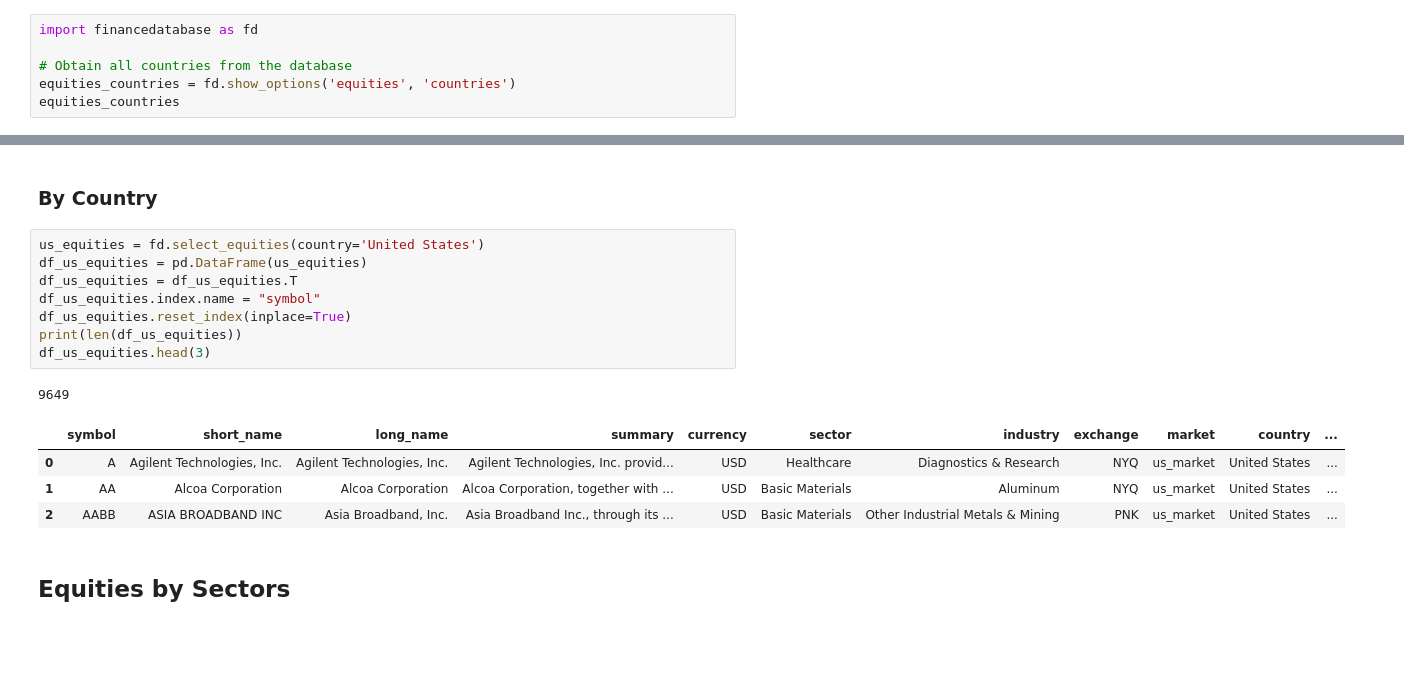
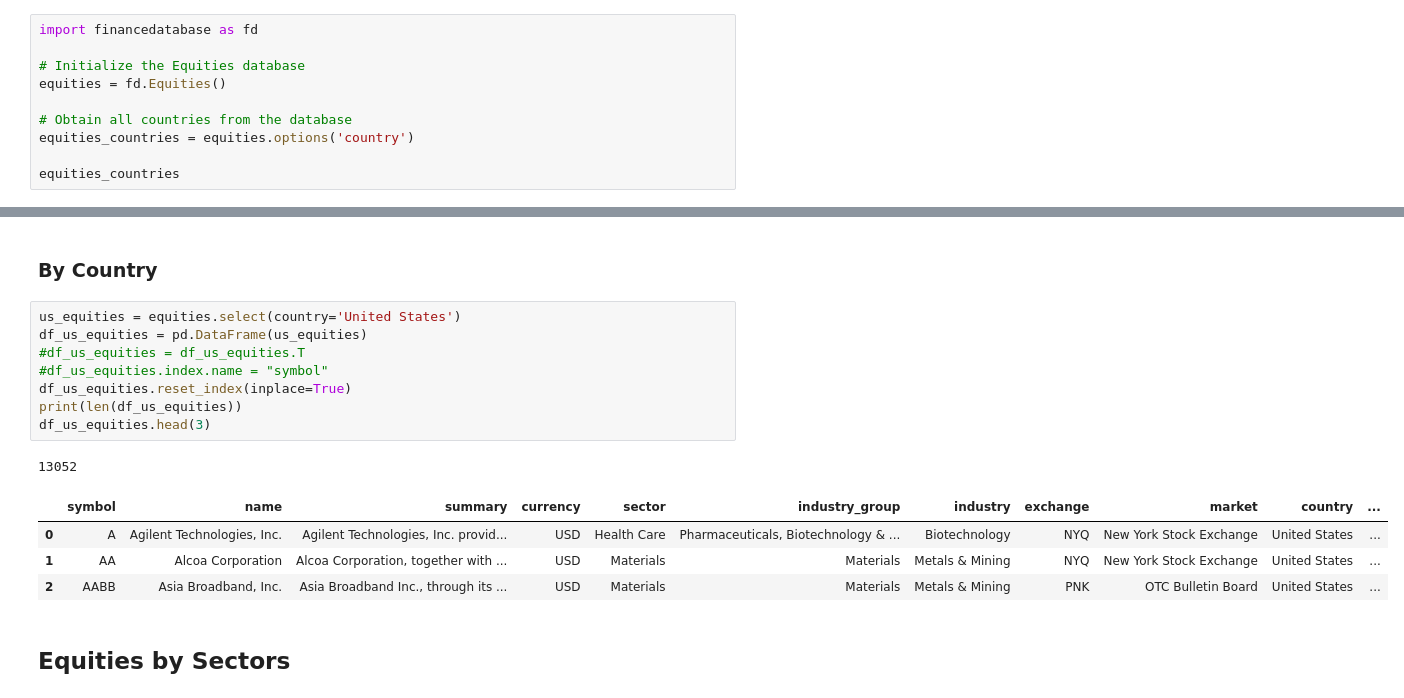
Before and after one commit to alpha2phi-platform/alphalib, a Jupyter notebook: 01a_dataset.ipynb, the cells around one changed output, grey strips where cells are left out. Drawn from its saved outputs; the diff is of its cells as text; blank space fills up the shorter version.

```diff
--- a/01a_dataset.ipynb
+++ b/01a_dataset.ipynb
@@ -109,7 +143,11 @@ import financedatabase as fd
 # %%
 import financedatabase as fd
 
+# Initialize the Equities database
+equities = fd.Equities()
+
 # Obtain all countries from the database
-equities_countries = fd.show_options('equities', 'countries')
+equities_countries = equities.options('country')
+
 equities_countries
 # %% [output]
@@ -273,19 +330,19 @@ df_us_market[df_us_market["symbol"].isin(["PBR", "GOGL", "ELY", "SNPTY","BAK", "
 # %% [markdown]
 ### By Country
 # %%
-us_equities = fd.select_equities(country='United States')
+us_equities = equities.select(country='United States')
 df_us_equities = pd.DataFrame(us_equities)
-df_us_equities = df_us_equities.T
-df_us_equities.index.name = "symbol"
+#df_us_equities = df_us_equities.T
+#df_us_equities.index.name = "symbol"
 df_us_equities.reset_index(inplace=True)
 print(len(df_us_equities))
 df_us_equities.head(3)
 # %% [output]
-9649
+13052
-|  | symbol | short_name | long_name | summary | currency | sector | industry | exchange | market | country | ... |
-| 0 | A | Agilent Technologies, Inc. | Agilent Technologies, Inc. | Agilent Technologies, Inc. provid... | USD | Healthcare | Diagnostics & Research | NYQ | us_market | United States | ... |
-| 1 | AA | Alcoa Corporation | Alcoa Corporation | Alcoa Corporation, together with ... | USD | Basic Materials | Aluminum | NYQ | us_market | United States | ... |
-| 2 | AABB | ASIA BROADBAND INC | Asia Broadband, Inc. | Asia Broadband Inc., through its ... | USD | Basic Materials | Other Industrial Metals & Mining | PNK | us_market | United States | ... |
+|  | symbol | name | summary | currency | sector | industry_group | industry | exchange | market | country | ... |
+| 0 | A | Agilent Technologies, Inc. | Agilent Technologies, Inc. provid... | USD | Health Care | Pharmaceuticals, Biotechnology & ... | Biotechnology | NYQ | New York Stock Exchange | United States | ... |
+| 1 | AA | Alcoa Corporation | Alcoa Corporation, together with ... | USD | Materials | Materials | Metals & Mining | NYQ | New York Stock Exchange | United States | ... |
+| 2 | AABB | Asia Broadband, Inc. | Asia Broadband Inc., through its ... | USD | Materials | Materials | Metals & Mining | PNK | OTC Bulletin Board | United States | ... |
 # %% [markdown]
 ## Equities by Sectors
 # %%
```
Also changed, not shown: parts of 36 cells of this notebook, 3 other files.
